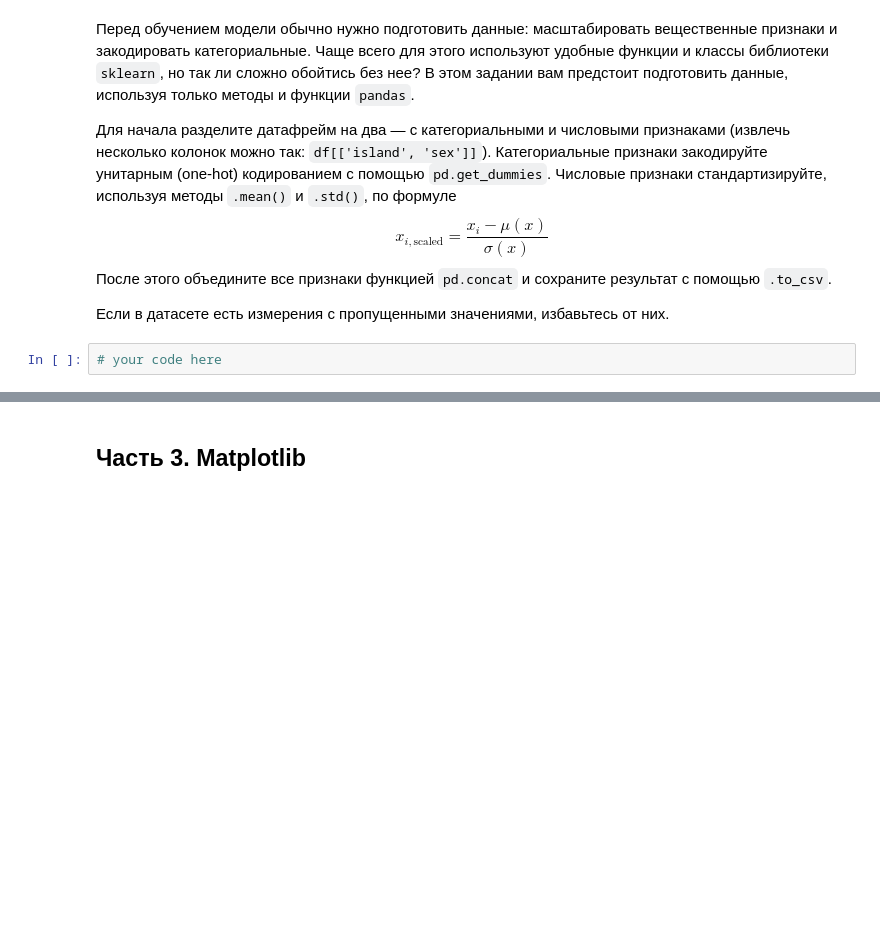
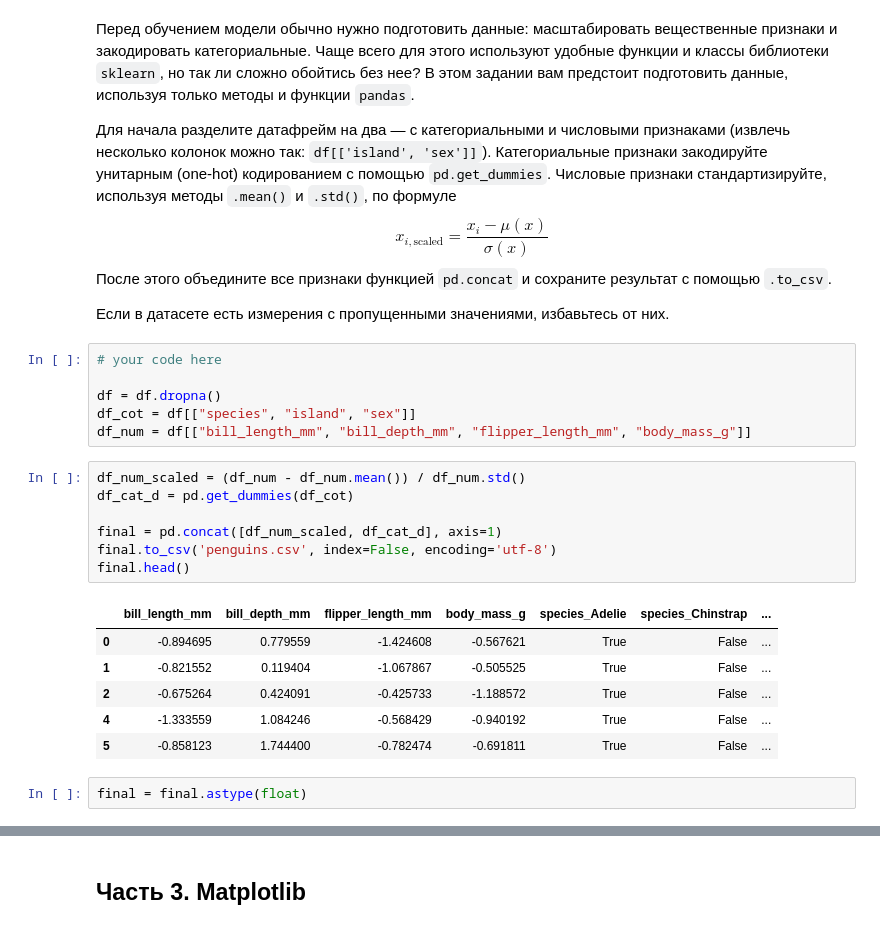
Before and after one commit to Art-Anastasia/sirius-machine-learning-2026, a Jupyter notebook: Homeworks/HW1_Numpy_Pandas_Mpl.ipynb, the cells around one changed output, grey strips where cells are left out. Drawn from its saved outputs; the diff is of its cells as text; blank space fills up the shorter version.

```diff
--- a/Homeworks/HW1_Numpy_Pandas_Mpl.ipynb
+++ b/Homeworks/HW1_Numpy_Pandas_Mpl.ipynb
@@ -62,5 +77,25 @@ $$
 После этого объедините все признаки функцией `pd.concat` и сохраните результат с помощью `.to_csv`.
 
 Если в датасете есть измерения с пропущенными значениями, избавьтесь от них.
-# %%
-# your code here
+# %%
+# your code here
+
+df = df.dropna()
+df_cot = df[["species", "island", "sex"]]
+df_num = df[["bill_length_mm", "bill_depth_mm", "flipper_length_mm", "body_mass_g"]]
+# %%
+df_num_scaled = (df_num - df_num.mean()) / df_num.std()
+df_cat_d = pd.get_dummies(df_cot)
+
+final = pd.concat([df_num_scaled, df_cat_d], axis=1)
+final.to_csv('penguins.csv', index=False, encoding='utf-8')
+final.head()
+# %% [output]
+|  | bill_length_mm | bill_depth_mm | flipper_length_mm | body_mass_g | species_Adelie | species_Chinstrap | ... |
+| 0 | -0.894695 | 0.779559 | -1.424608 | -0.567621 | True | False | ... |
+| 1 | -0.821552 | 0.119404 | -1.067867 | -0.505525 | True | False | ... |
+| 2 | -0.675264 | 0.424091 | -0.425733 | -1.188572 | True | False | ... |
+| 4 | -1.333559 | 1.084246 | -0.568429 | -0.940192 | True | False | ... |
+| 5 | -0.858123 | 1.744400 | -0.782474 | -0.691811 | True | False | ... |
+# %%
+final = final.astype(float)
```
Also changed, not shown: parts of 9 cells of this notebook, 10 other files.
